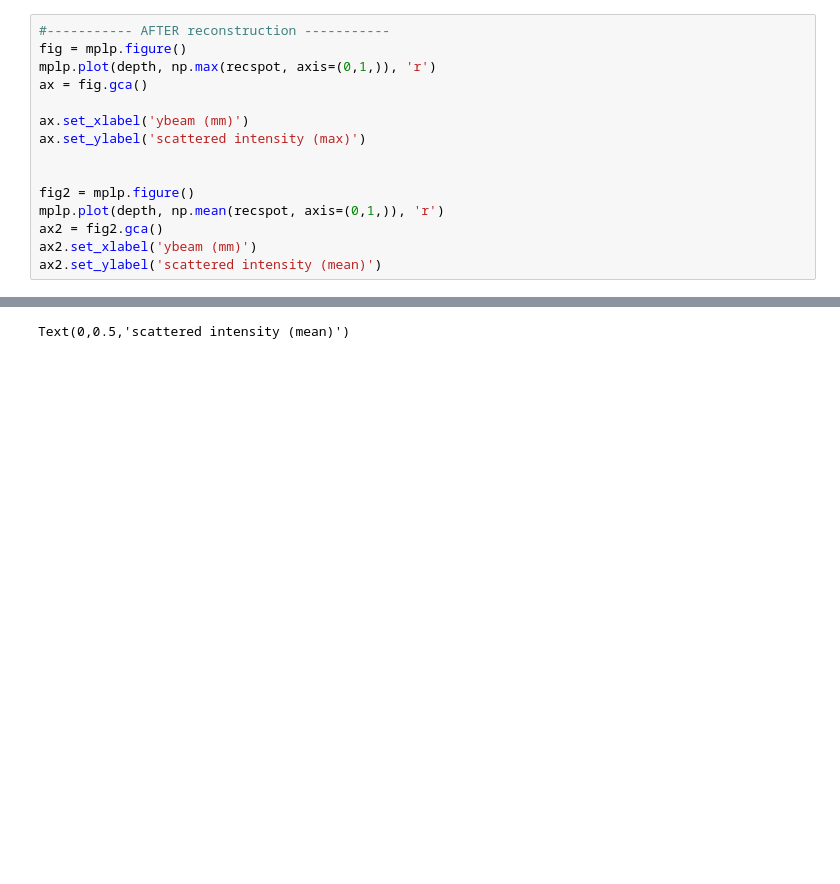
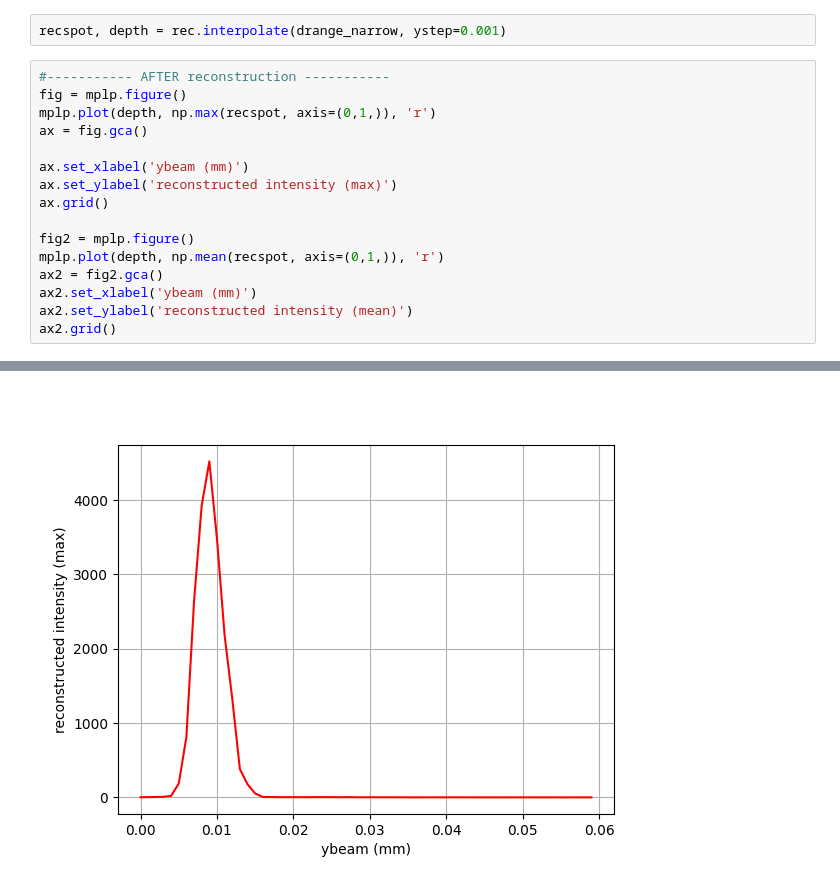
Before and after one commit to BM32ESRF/lauetools, a Jupyter notebook: LaueTools/Daxm/scripts/rec_spot.ipynb, the cells around one changed output, grey strips where cells are left out. Drawn from its saved outputs; the diff is of its cells as text; blank space fills up the shorter version.

```diff
--- a/LaueTools/Daxm/scripts/rec_spot.ipynb
+++ b/LaueTools/Daxm/scripts/rec_spot.ipynb
@@ -241,3 +448,5 @@ recspot, depth = rec.interpolate(drange_narrow)
+# %%
+recspot, depth = rec.interpolate(drange_narrow, ystep=0.001)
 # %%
 #----------- AFTER reconstruction -----------
 fig = mplp.figure()
@@ -245,12 +454,13 @@ mplp.plot(depth, np.max(recspot, axis=(0,1,)), 'r')
 ax = fig.gca()
 
 ax.set_xlabel('ybeam (mm)')
-ax.set_ylabel('scattered intensity (max)')
-
+ax.set_ylabel('reconstructed intensity (max)')
+ax.grid()
 
 fig2 = mplp.figure()
 mplp.plot(depth, np.mean(recspot, axis=(0,1,)), 'r')
 ax2 = fig2.gca()
 ax2.set_xlabel('ybeam (mm)')
-ax2.set_ylabel('scattered intensity (mean)')
+ax2.set_ylabel('reconstructed intensity (mean)')
+ax2.grid()
 # %% [output]
@@ -261 +467 @@ ax2.set_ylabel('scattered intensity (mean)')
-Text(0,0.5,'scattered intensity (mean)')
+[figure, added]
```
Also changed, not shown: parts of 39 cells of this notebook.
